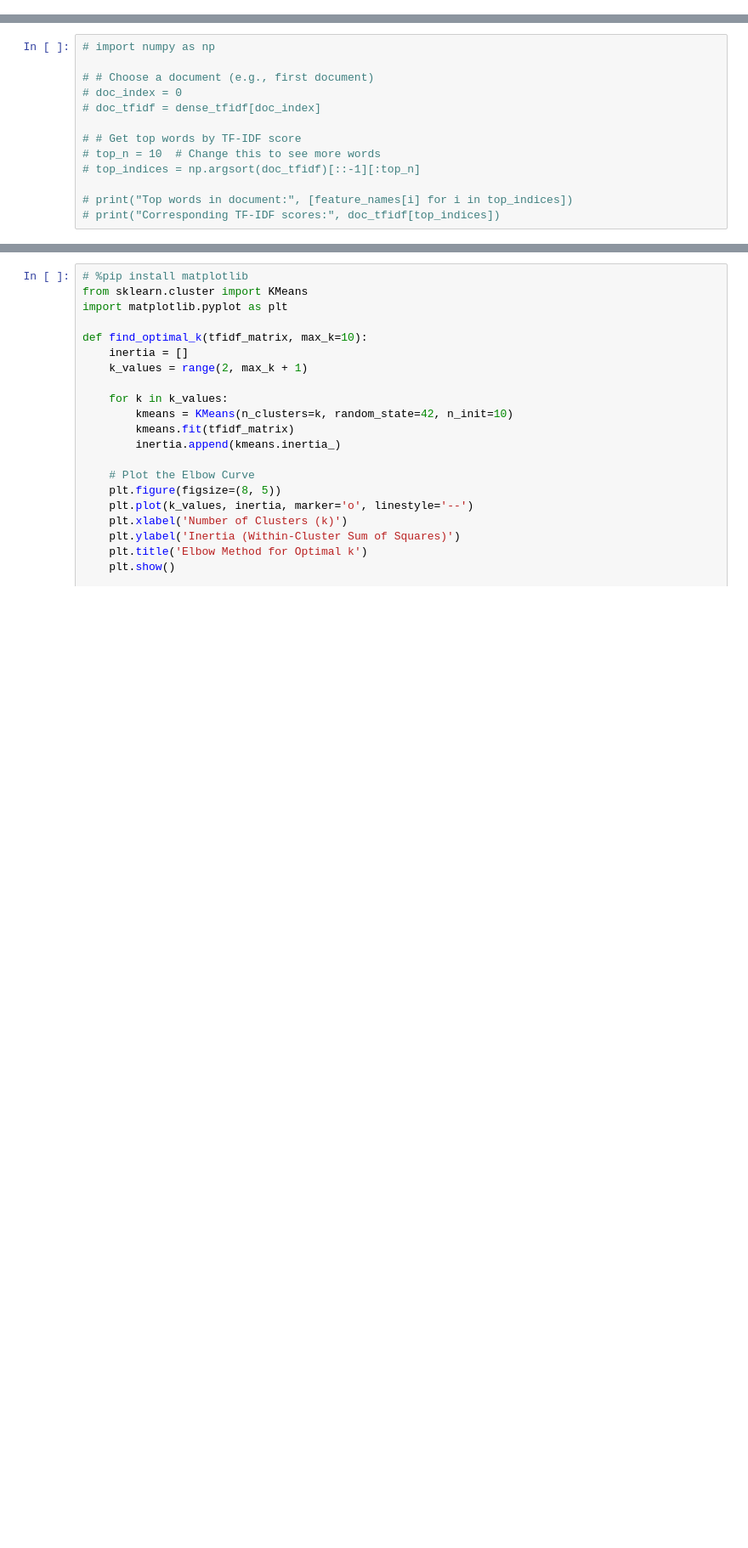
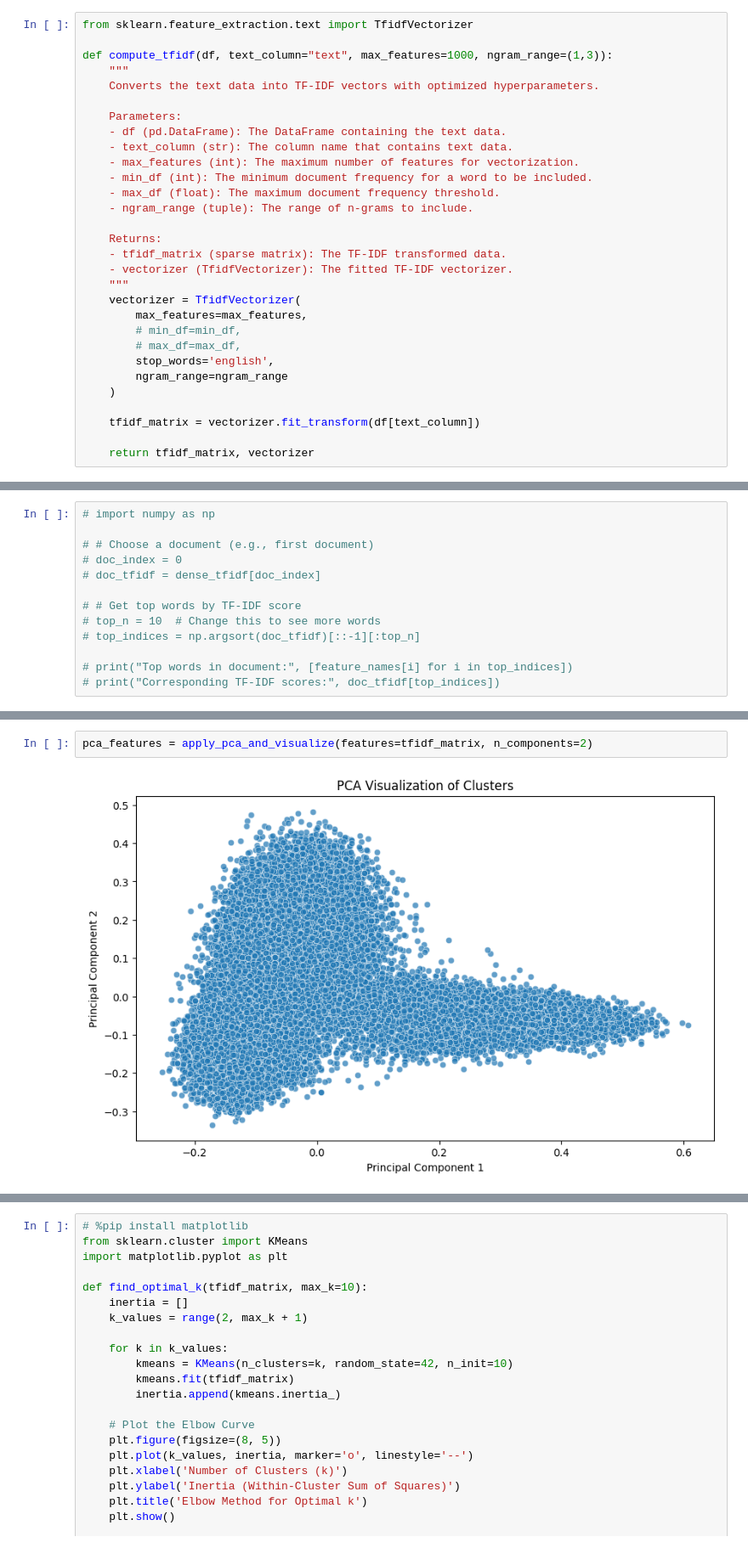
Before and after one commit to ali2yman/Text-Clustering-Project, a Jupyter notebook: Reading_data.ipynb, the cells around one changed output, grey strips where cells are left out. Shown at 85% size. Drawn from its saved outputs; the diff is of its cells as text; blank space fills up the shorter version.

```diff
--- a/Reading_data.ipynb
+++ b/Reading_data.ipynb
@@ -264,0 +276,30 @@ people_wiki_df.to_csv('data/preprocessed_people_wiki.csv', index=False)
+# %%
+from sklearn.feature_extraction.text import TfidfVectorizer
+
+def compute_tfidf(df, text_column="text", max_features=1000, ngram_range=(1,3)):
+    """
+    Converts the text data into TF-IDF vectors with optimized hyperparameters.
+
+    Parameters:
+    - df (pd.DataFrame): The DataFrame containing the text data.
+    - text_column (str): The column name that contains text data.
+    - max_features (int): The maximum number of features for vectorization.
+    - min_df (int): The minimum document frequency for a word to be included.
+    - max_df (float): The maximum document frequency threshold.
+    - ngram_range (tuple): The range of n-grams to include.
+
+    Returns:
+    - tfidf_matrix (sparse matrix): The TF-IDF transformed data.
+    - vectorizer (TfidfVectorizer): The fitted TF-IDF vectorizer.
+    """
+    vectorizer = TfidfVectorizer(
+        max_features=max_features,
+        # min_df=min_df,
+        # max_df=max_df,
+        stop_words='english',
+        ngram_range=ngram_range
+    )
+
+    tfidf_matrix = vectorizer.fit_transform(df[text_column])
+
+    return tfidf_matrix, vectorizer
@@ -330,0 +421,4 @@ tfidf_matrix, tfidf_vectorizer = compute_tfidf_from_df(df_imported)
+# %%
+pca_features = apply_pca_and_visualize(features=tfidf_matrix, n_components=2)
+# %% [output]
+[figure, added]
```
Also changed, not shown: parts of 14 cells of this notebook, 6 other files.
